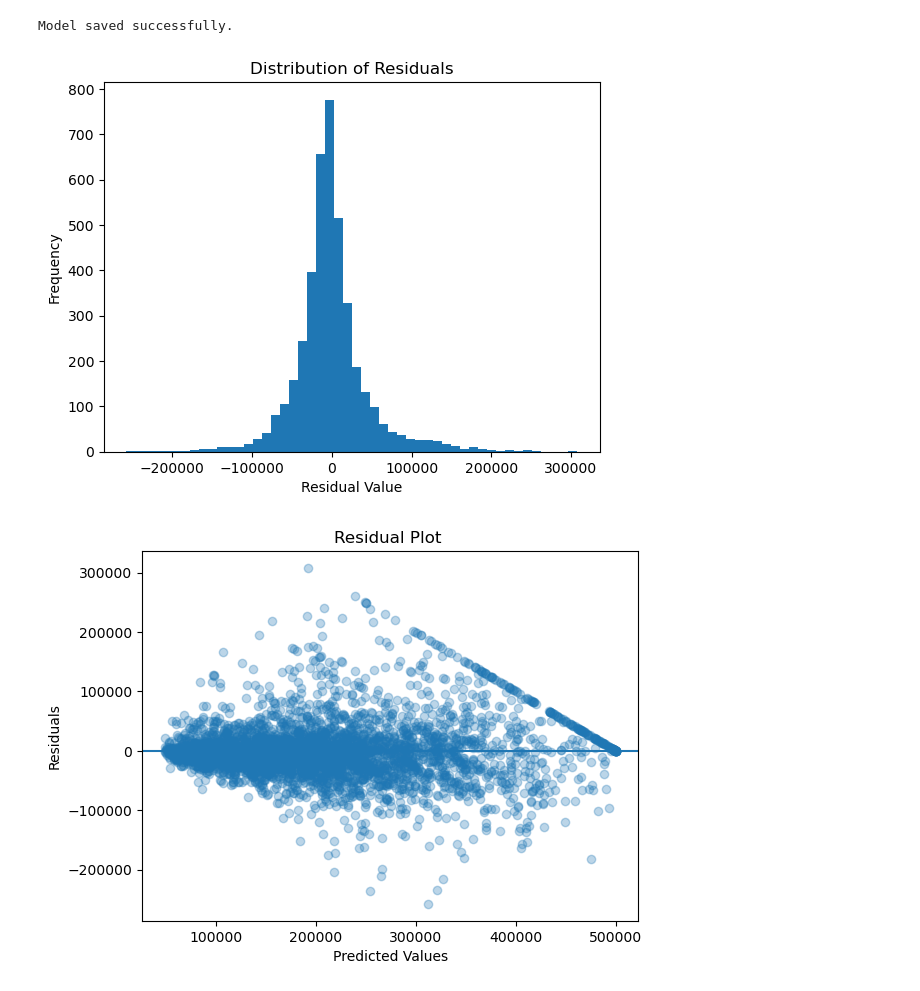
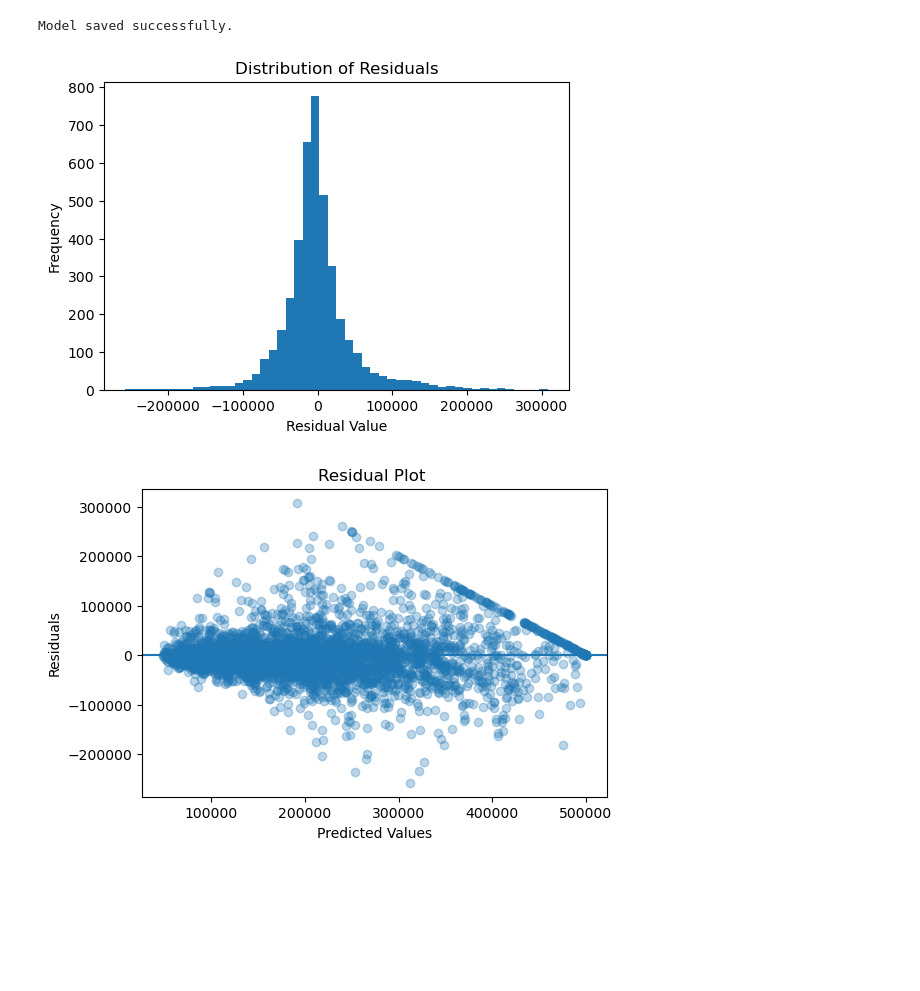
Before and after one commit to LotusNyaupane/Housing_price_prediction, a Jupyter notebook: Housing_price_prediction.ipynb, the cells around one changed output. Cells and saved outputs as stored; diff of their text form; code cells hidden in the pictures; blank space fills up the shorter version.

```diff
--- a/Housing_price_prediction.ipynb
+++ b/Housing_price_prediction.ipynb
@@ -331,20 +331,19 @@ test_Predictions = final_model.predict(test_features)
 # %%
 import matplotlib.pyplot as plt
 
 residuals = test_labels - test_predictions
-
-plt.figure()
+plt.figure(figsize=(6,4))
 plt.hist(residuals, bins=50)
 plt.xlabel("Residual Value")
 plt.ylabel("Frequency")
 plt.title("Distribution of Residuals")
 
 plt.savefig("images/residual_distribution.png", dpi=300, bbox_inches="tight")
 plt.show()
 # %% [output]
-[figure, old version]
+[figure, new version]
 # %%
-plt.figure()
+plt.figure(figsize=(6,4))   # width, height in inches
 plt.scatter(test_predictions, residuals, alpha=0.3)
 plt.axhline(y=0)
 plt.xlabel("Predicted Values")
@@ -354,4 +353,4 @@ plt.title("Residual Plot ")
 plt.savefig("images/residual_plot_clean.png", dpi=300, bbox_inches="tight")
 plt.show()
 # %% [output]
-[figure, old version]
+[figure, new version]
```
Also changed, not shown: 4 other files.
